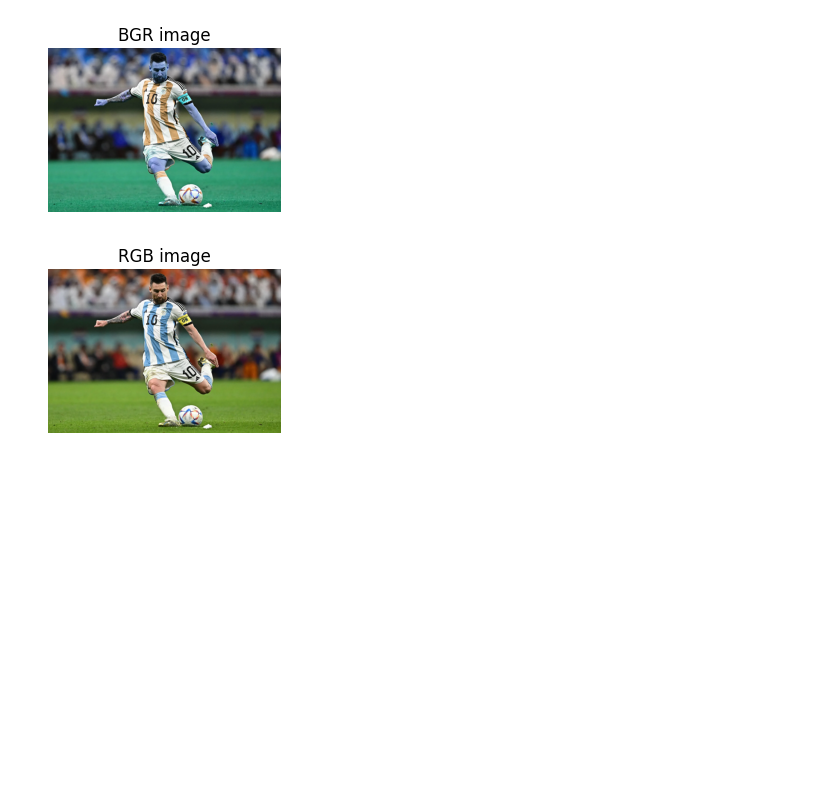
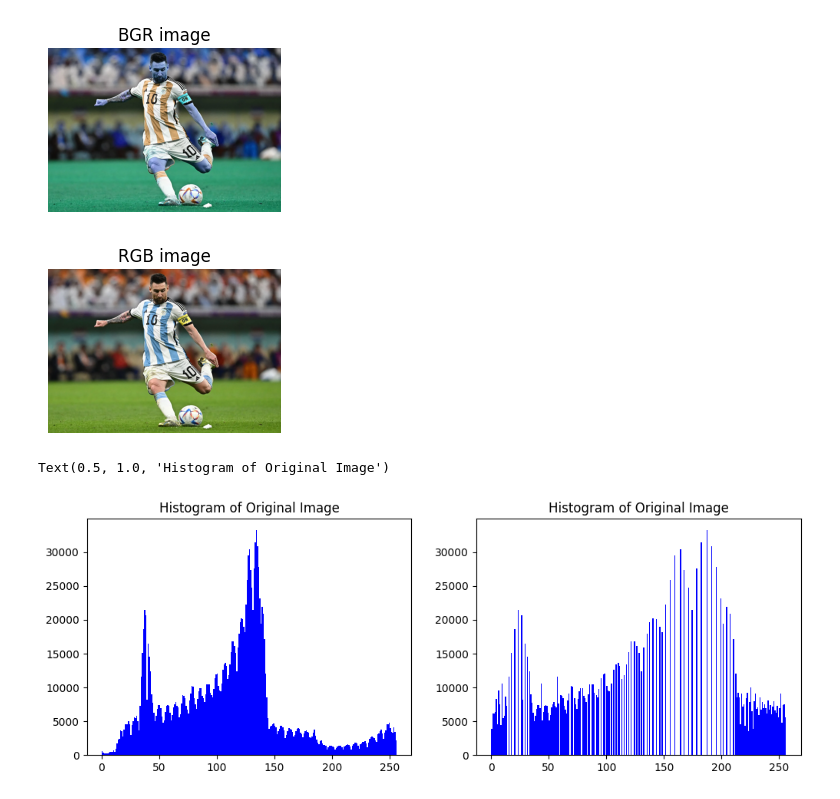
Before and after one commit to ananthu-m-01/opencv-basics, a Jupyter notebook: image-processing/01-color-spaces/01-display-image.ipynb, the cells around one changed output. Drawn from its saved outputs; the diff is of its cells as text; code cells hidden in the pictures; blank space fills up the shorter version.

```diff
--- a/image-processing/01-color-spaces/01-display-image.ipynb
+++ b/image-processing/01-color-spaces/01-display-image.ipynb
@@ -21,3 +21,14 @@ show_image(image,"BGR image")
 show_image(image_rgb,"RGB image")
 # %% [output]
 [figure]
+# %%
+fig, ax = plt.subplots(1, 2, figsize=(12, 4))
+ax[0].hist(image_rgb.ravel(), bins=256, range=[0, 256], color='blue')
+ax[0].set_title("Histogram of Original Image")
+image_rgb = cv2.cvtColor(image,cv2.COLOR_BGR2GRAY)
+eq = cv2.equalizeHist(image_rgb)
+ax[1].hist(eq.ravel(), bins=256, range=[0, 256], color='blue')
+ax[1].set_title("Histogram of Original Image")
+# %% [output]
+Text(0.5, 1.0, 'Histogram of Original Image')
+[figure, added]
```
Also changed, not shown: 6 other files.
